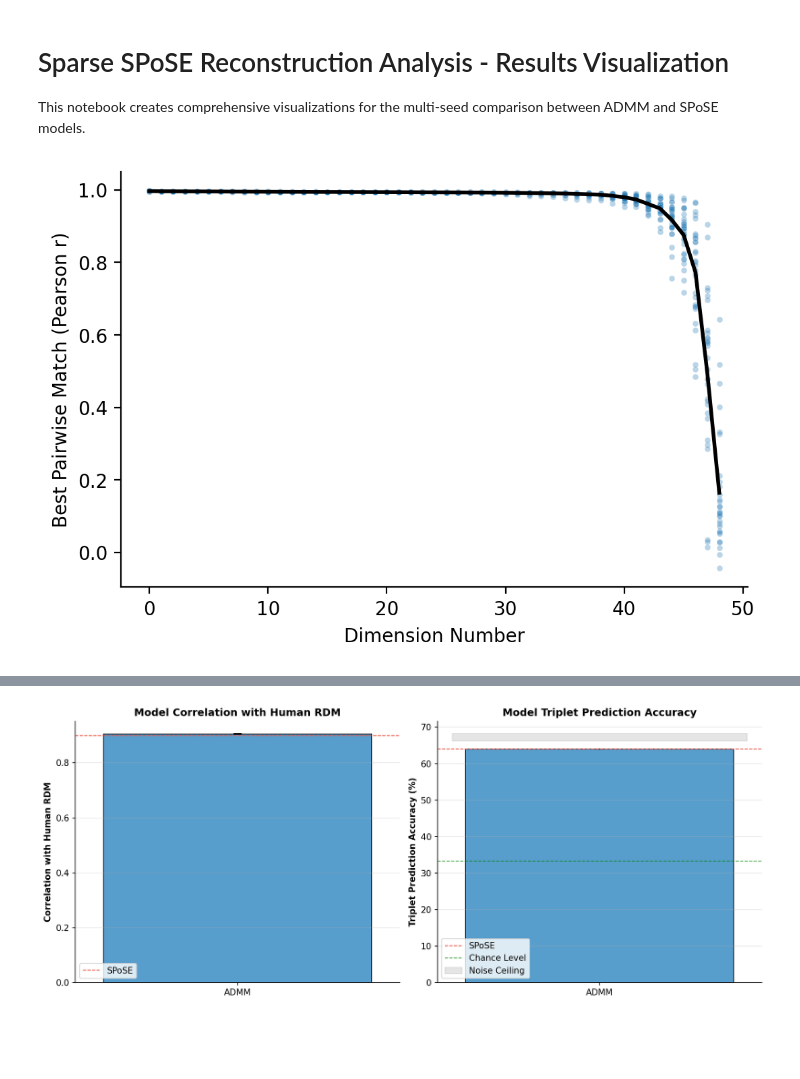
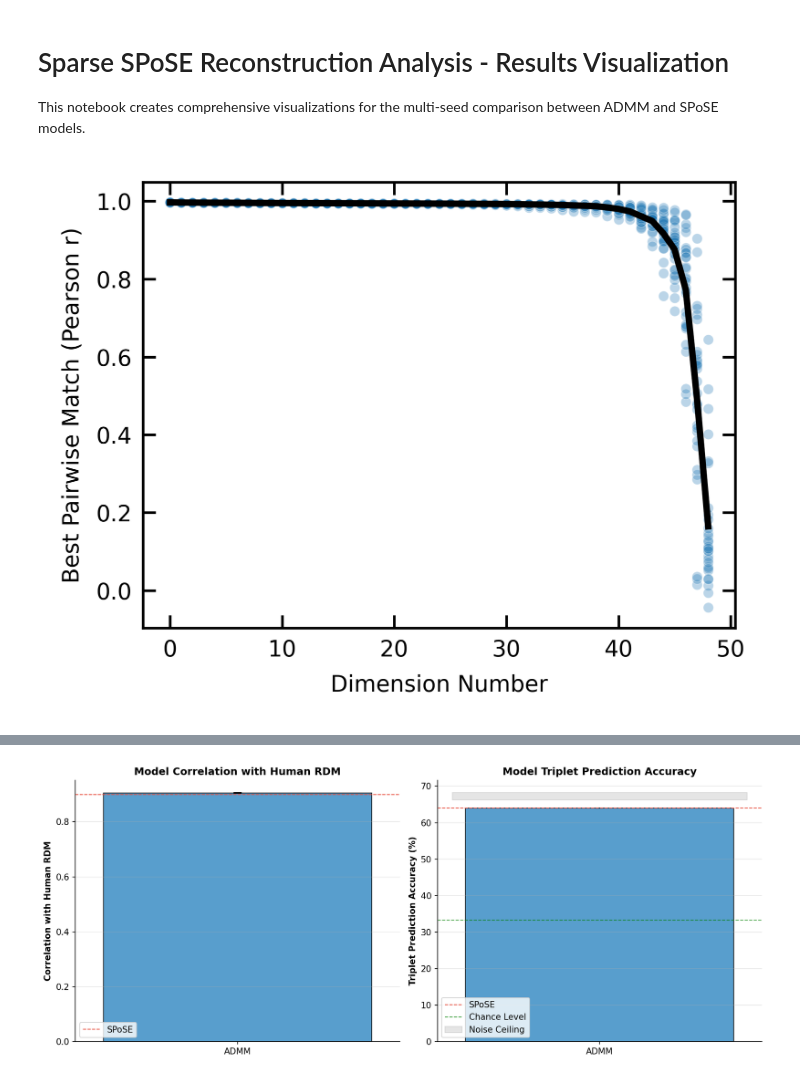
Before and after one commit to florianmahner/pysrf, a Jupyter notebook: notebooks/spose.ipynb, the cells around one changed output, grey strips where cells are left out. Cells and saved outputs as stored; diff of their text form; code cells hidden in the pictures; blank space fills up the shorter version.

```diff
--- a/notebooks/spose.ipynb
+++ b/notebooks/spose.ipynb
@@ -21,28 +21,36 @@ spose_dimension_df = pd.read_csv("../results/spose/dimension_estimation/cv_resul
 # %%
 spose_recon_df = pd.read_csv("../results/benchmarks/spose_reconstruction.csv")
 
 # Calculate mean correlation for each dimension
 mean_corr = spose_recon_df.groupby("Dimension")["Correlation"].mean().reset_index()
 
-fig, ax = plt.subplots(figsize=(6, 4), dpi=200)
+fig, ax = plt.subplots(figsize=(3.3, 2.5), dpi=600)
 
 # Plot individual points
 sns.scatterplot(
     data=spose_recon_df, x="Dimension", y="Correlation", alpha=0.3, s=10, ax=ax
 )
 
 # Plot mean line
 sns.lineplot(
     data=mean_corr, x="Dimension", y="Correlation", color="black", linewidth=2, ax=ax
 )
 
-ax.set_xlabel("Dimension Number")
-ax.set_ylabel("Best Pairwise Match (Pearson r)")
+ax.set_xlabel("Dimension Number", fontsize=7)
+ax.set_ylabel("Best Pairwise Match (Pearson r)", fontsize=7)
 
-sns.despine()
+ax.tick_params(
+    direction="in",
+    top=True,
+    right=True,
+    which="both",
+    labelsize=7,
+    length=4,
+)
 
 
-plt.show()
+# save the figure to the results directory
+fig.savefig("../results/spose/spose_recon_correlation.pdf", dpi=600, bbox_inches="tight")
 # %% [output]
-[figure, old version]
+[figure, new version]
 # %%
```
Also changed, not shown: parts of 2 cells of this notebook, 8 other files.
